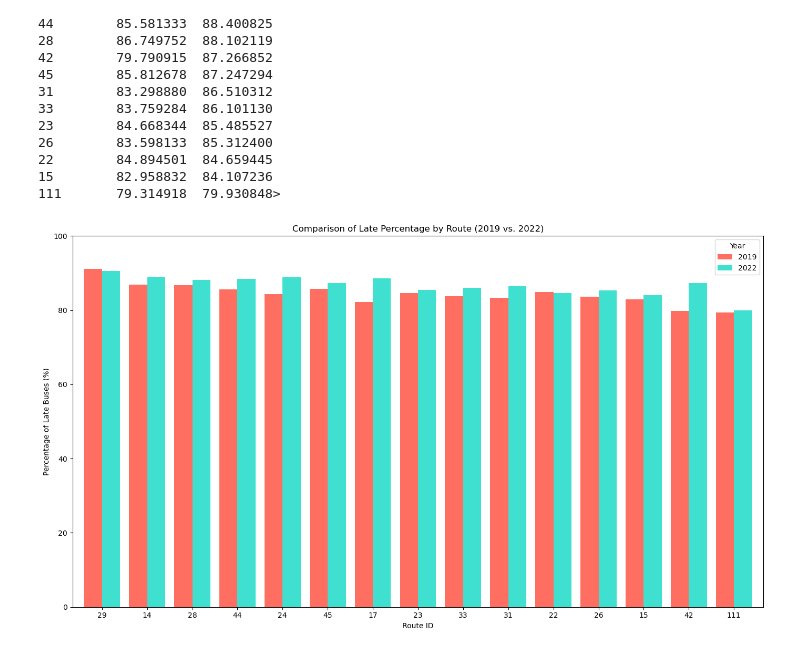
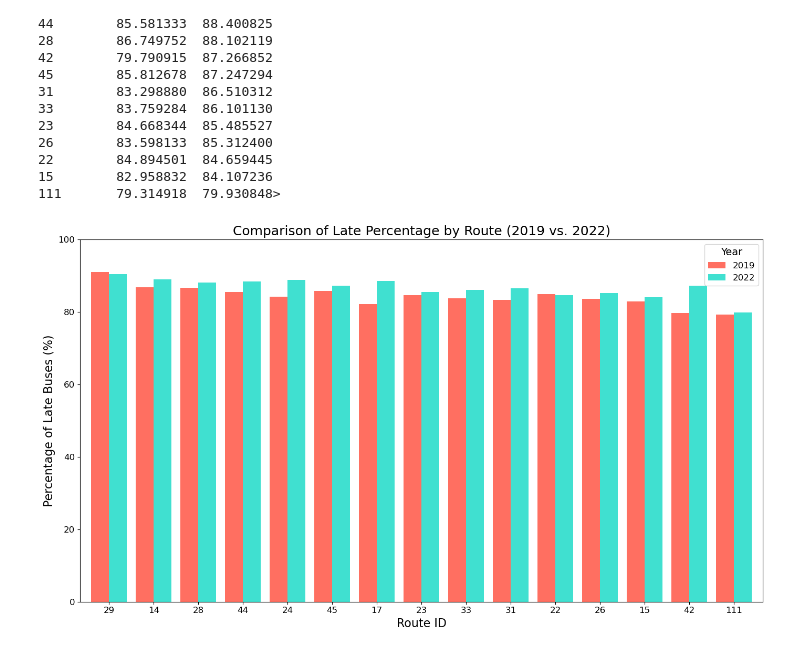
Before and after one commit to BU-Spark/ds-wgbh-bus-equity, a Jupyter notebook: notebooks/Preliminary Analysis on Base Questions 1.3.ipynb, the cells around one changed output. Saved outputs shown, nothing was run; the diff lists cells and outputs as text; code cells hidden in the pictures.

```diff
--- a/notebooks/Preliminary Analysis on Base Questions 1.3.ipynb
+++ b/notebooks/Preliminary Analysis on Base Questions 1.3.ipynb
@@ -451,15 +459,16 @@ late_percentage_by_route_sorted = late_percentage_by_route_sorted.drop(columns=[
 # %%
 # Plotting sorted late percentage by route for 2019 and 2022
 late_percentage_by_route_sorted.plot(kind='bar', figsize=(14, 8), color=colors, width=0.8)
 
-# Customize the plot
-plt.title("Comparison of Late Percentage by Route (2019 vs. 2022)")
-plt.xlabel("Route ID")
-plt.ylabel("Percentage of Late Buses (%)")
-plt.legend(title="Year", loc='upper right')
-plt.xticks(rotation=0)
+# Customize the plot with larger fonts
+plt.title("Comparison of Late Percentage by Route (2019 vs. 2022)", fontsize=18)
+plt.xlabel("Route ID", fontsize=16)
+plt.ylabel("Percentage of Late Buses (%)", fontsize=16)
+plt.legend(title="Year", loc='upper right', title_fontsize=14, fontsize=12)  # Adjust legend font sizes
+plt.xticks(rotation=0, fontsize=12)  # Adjust x-tick font size
+plt.yticks(fontsize=12)  # Adjust y-tick font size
 plt.ylim(0, 100)  # Set y-axis limit for percentage scale
 plt.tight_layout()  # Adjust layout for readability
 plt.show()
 # %% [output]
-[figure, old version]
+[figure, new version]
```
Also changed, not shown: parts of 7 cells of this notebook.
